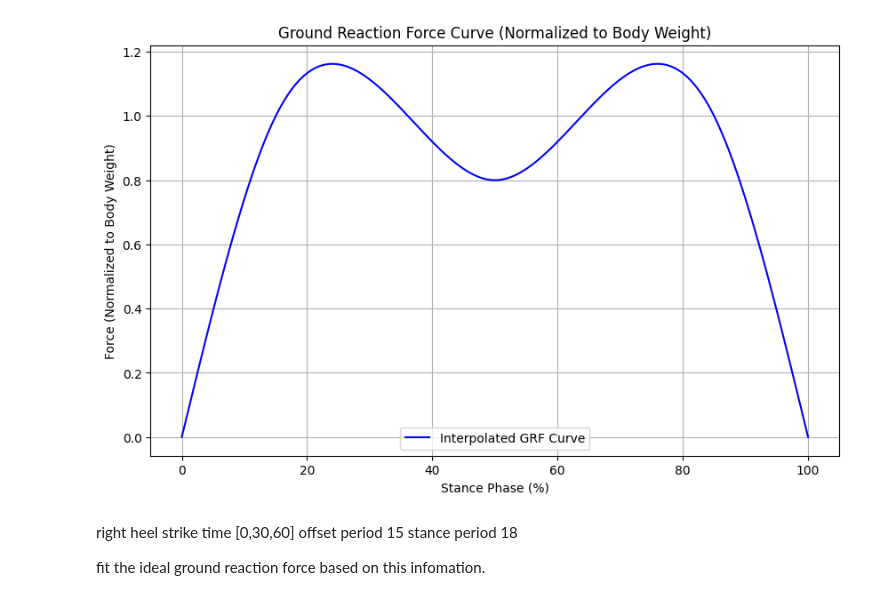
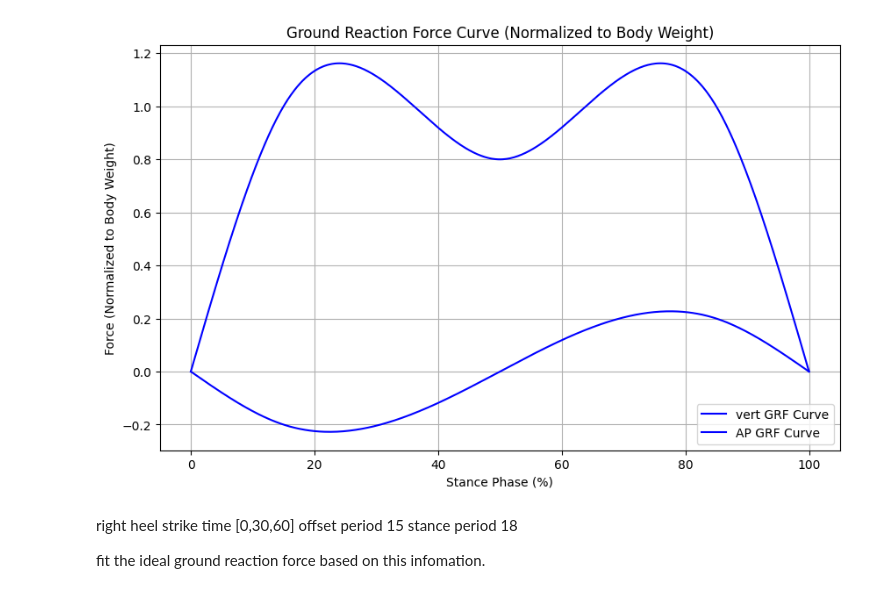
Before and after one commit to liuxy10/RFC, a Jupyter notebook: sync.ipynb, the cells around one changed output. Saved outputs shown, nothing was run; the diff lists cells and outputs as text; code cells hidden in the pictures.

```diff
--- a/sync.ipynb
+++ b/sync.ipynb
@@ -61,36 +61,39 @@ NameError: name 'expert' is not defined
 # %%
 import numpy as np
 from scipy.interpolate import CubicSpline
 import matplotlib.pyplot as plt
 
 def generate_interpolated_grf(t):
-    # Define key timing points and force values
+    # Define key timing points and force values for vertical and AP forces
     time_points = [0, 15, 50, 85, 100]  # Percentage of stance phase
-    force_points = [0, 1.0, 0.8, 1.0, 0]  # Normalized to body weight
+    force_vert_points = [0, 1.0, 0.8, 1.0, 0]  # Normalized to body weight
 
-    # Create cubic spline interpolation
-    cs = CubicSpline(time_points, force_points, bc_type='natural')
+    force_ap_points = [0, -0.2, 0, 0.2, 0]  # Example AP force values
 
-    return cs(t)
+    # Create cubic spline interpolation for vertical and AP forces
+    cs_vert = CubicSpline(time_points, force_vert_points, bc_type='natural')
+    cs_ap = CubicSpline(time_points, force_ap_points, bc_type='natural')
 
+    return cs_vert(t), cs_ap(t)
 
 
 # Generate interpolated GRF curve
 
 # Generate interpolated values
 time_fine = np.linspace(0, 100, 500)  # High-resolution time points
-force_fine = generate_interpolated_grf(time_fine)
+force_vert, force_ap  = generate_interpolated_grf(time_fine)
 # Plot the results
 plt.figure(figsize=(10, 6))
-plt.plot(time_fine, force_fine, label='Interpolated GRF Curve', color='blue')
+plt.plot(time_fine, force_vert, label='vert GRF Curve', color='blue')
+plt.plot(time_fine, force_ap, label='AP GRF Curve', color='blue')
 plt.title('Ground Reaction Force Curve (Normalized to Body Weight)')
 plt.xlabel('Stance Phase (%)')
 plt.ylabel('Force (Normalized to Body Weight)')
 plt.legend()
 plt.grid()
 plt.show()
 # %% [output]
-[figure, old version]
+[figure, new version]
 # %% [markdown]
 right heel strike time [0,30,60]
 offset period 15
```
Also changed, not shown: parts of 2 cells of this notebook, 9 other files.
